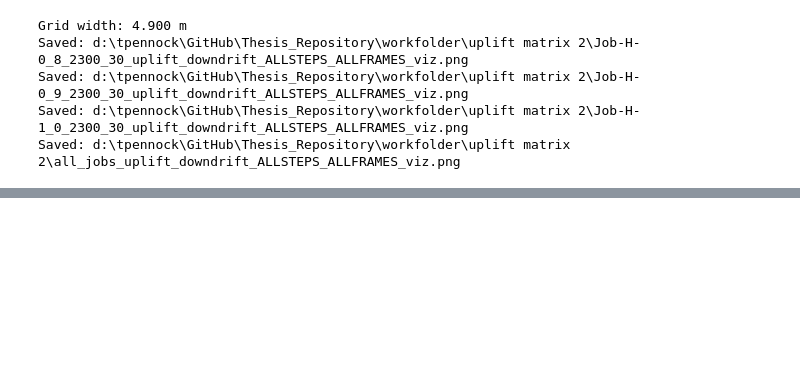
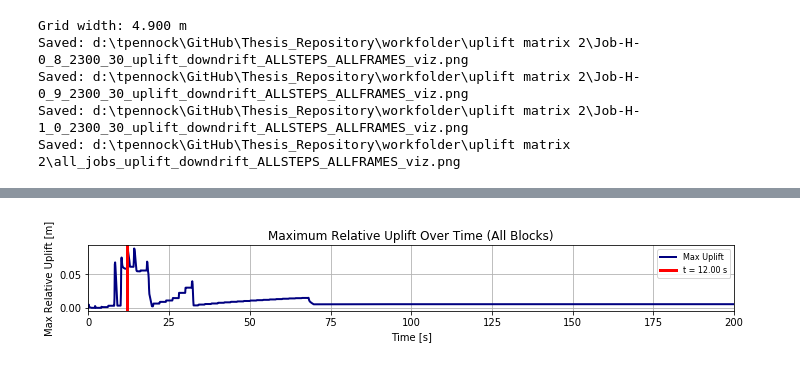
Before and after one commit to ThomasPennockTU/Thesis_Repository, a Jupyter notebook: workfolder/uplift matrix 2/uplift_notebook.ipynb, the cells around one changed output, grey strips where cells are left out. Saved outputs shown, nothing was run; the diff lists cells and outputs as text; code cells hidden in the pictures; blank space fills up the shorter version.

```diff
--- a/workfolder/uplift matrix 2/uplift_notebook.ipynb
+++ b/workfolder/uplift matrix 2/uplift_notebook.ipynb
@@ -799,0 +1127,85 @@ Saved: d:\tpennock\GitHub\Thesis_Repository\workfolder\uplift matrix 2\all_jobs_
+# %%
+# -*- coding: utf-8 -*-
+import matplotlib.pyplot as plt
+import pandas as pd
+import numpy as np
+
+# --- Settings ---
+fly_out_value = 0.151
+target_time = 12   # time in seconds to visualize
+csv_path = 'relative_uplift_timeseries_0_6_200_ASC_corrected.csv'
+
+# Load data
+df_uplift = pd.read_csv(csv_path)
+
+# Detect time column automatically
+if df_uplift.columns[0].lower() == "step":
+    time_col = "CumulativeTime" if "CumulativeTime" in df_uplift.columns else df_uplift.columns[1]
+else:
+    time_col = df_uplift.columns[0]
+
+# Round times
+df_uplift[time_col] = df_uplift[time_col].round(2)
+
+# Identify block columns
+block_cols = [c for c in df_uplift.columns if c.startswith("B-")]
+block_data_all = df_uplift[block_cols].copy()
+
+# Handle fly-out values
+fly_out_mask = (block_data_all == fly_out_value)
+block_data_cleaned = block_data_all.replace(fly_out_value, np.nan)
+
+# Calculate max uplift at each time
+max_uplift = block_data_cleaned.max(axis=1)
+
+# Identify first loss times for any block
+first_loss_times = []
+for col in block_cols:
+    fly_out_indices = fly_out_mask.index[fly_out_mask[col]].tolist()
+    if fly_out_indices:
+        first_idx = fly_out_indices[0]
+        first_loss_times.append(df_uplift.loc[first_idx, time_col])
+
+first_loss_times = sorted(set(first_loss_times))
+
+# --- Plot ---
+# Same width as before (10) and height ratio (1/7 of 13 ≈ 1.86)
+fig, ax = plt.subplots(figsize=(10, 1.86))
+
+# Plot max uplift over time
+ax.plot(df_uplift[time_col], max_uplift, color='navy', linewidth=2, label='Max Uplift')
+
+# Vertical line at target time
+ax.axvline(target_time, color='red', linestyle='-', linewidth=3, label=f"t = {target_time:.2f} s")
+
+# Mark first block loss times
+if len(first_loss_times) > 0:
+    cross_y_value = max_uplift.max() * 1.1 if max_uplift.max() > 0 else 0.01
+    ax.scatter(first_loss_times, [cross_y_value] * len(first_loss_times),
+               color='red', marker='x', s=80, label='Block Loss (First Occurrence)')
+
+# Labels and style
+ax.set_xlabel("Time [s]")
+ax.set_xlim(0, df_uplift[time_col].max())
+ax.set_ylabel("Max Relative Uplift [m]")
+ax.set_title("Maximum Relative Uplift Over Time (All Blocks)")
+ax.legend(loc='upper right', fontsize=8)
+ax.grid(True)
+
+# Save and show
+plt.tight_layout()
+plt.show()
+
+# --- Print top 5 most uplifted blocks at target_time ---
+row_df = df_uplift[df_uplift[time_col] == round(target_time, 2)]
+if not row_df.empty:
+    block_data = row_df[block_cols].iloc[0].replace(fly_out_value, np.nan)
+    top_5_blocks = block_data.sort_values(ascending=False).head(5)
+
+    print(f"\n📊 Top 5 most uplifted blocks at t = {target_time:.2f} s:")
+    for block_name, uplift_val in top_5_blocks.items():
+        print(f"  {block_name}: {uplift_val:.3f} m")
+else:
+    print(f"⛔ No data found for t = {target_time:.2f} s")
+# %% [output]
+[figure, added]
```
Also changed, not shown: parts of 7 cells of this notebook, 15 other files.
